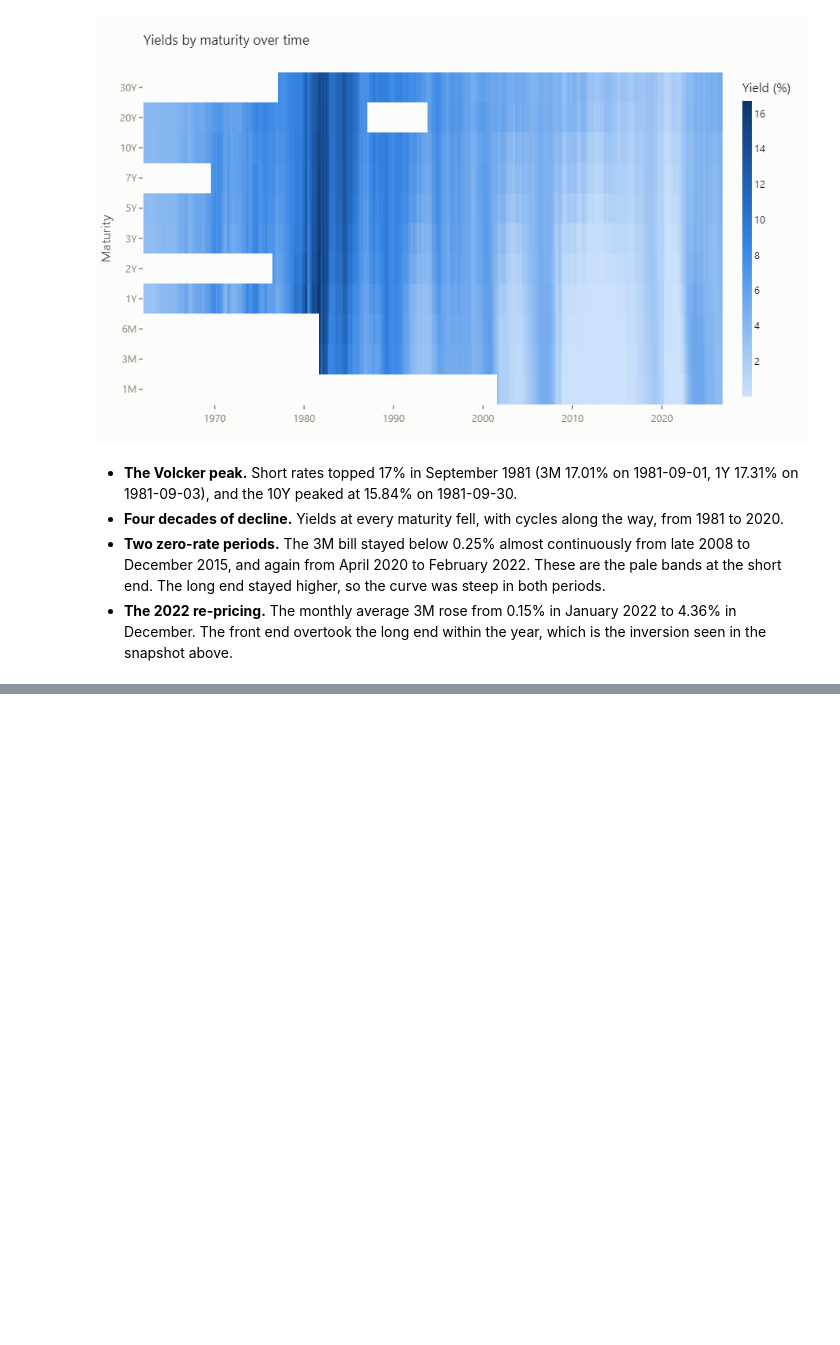
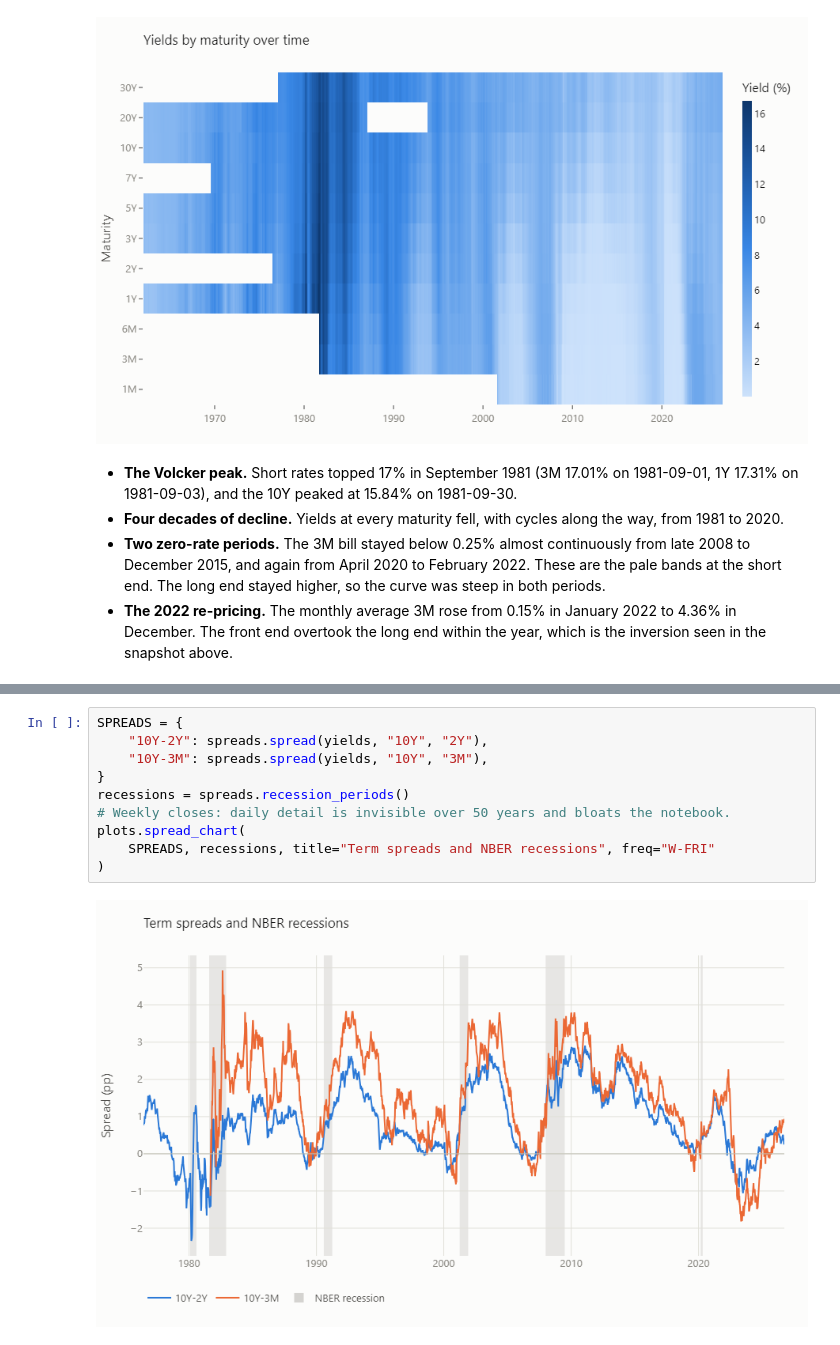
Before and after one commit to Markkndr/yield-curve-lab, a Jupyter notebook: notebooks/01_eda.ipynb, the cells around one changed output, grey strips where cells are left out. Cells and saved outputs as stored; diff of their text form; blank space fills up the shorter version.

```diff
--- a/notebooks/01_eda.ipynb
+++ b/notebooks/01_eda.ipynb
@@ -121,0 +132,12 @@ plots.yield_heatmap(yields)
+# %%
+SPREADS = {
+    "10Y-2Y": spreads.spread(yields, "10Y", "2Y"),
+    "10Y-3M": spreads.spread(yields, "10Y", "3M"),
+}
+recessions = spreads.recession_periods()
+# Weekly closes: daily detail is invisible over 50 years and bloats the notebook.
+plots.spread_chart(
+    SPREADS, recessions, title="Term spreads and NBER recessions", freq="W-FRI"
+)
+# %% [output]
+[figure, added]
```
Also changed, not shown: parts of 9 cells of this notebook, 5 other files.
